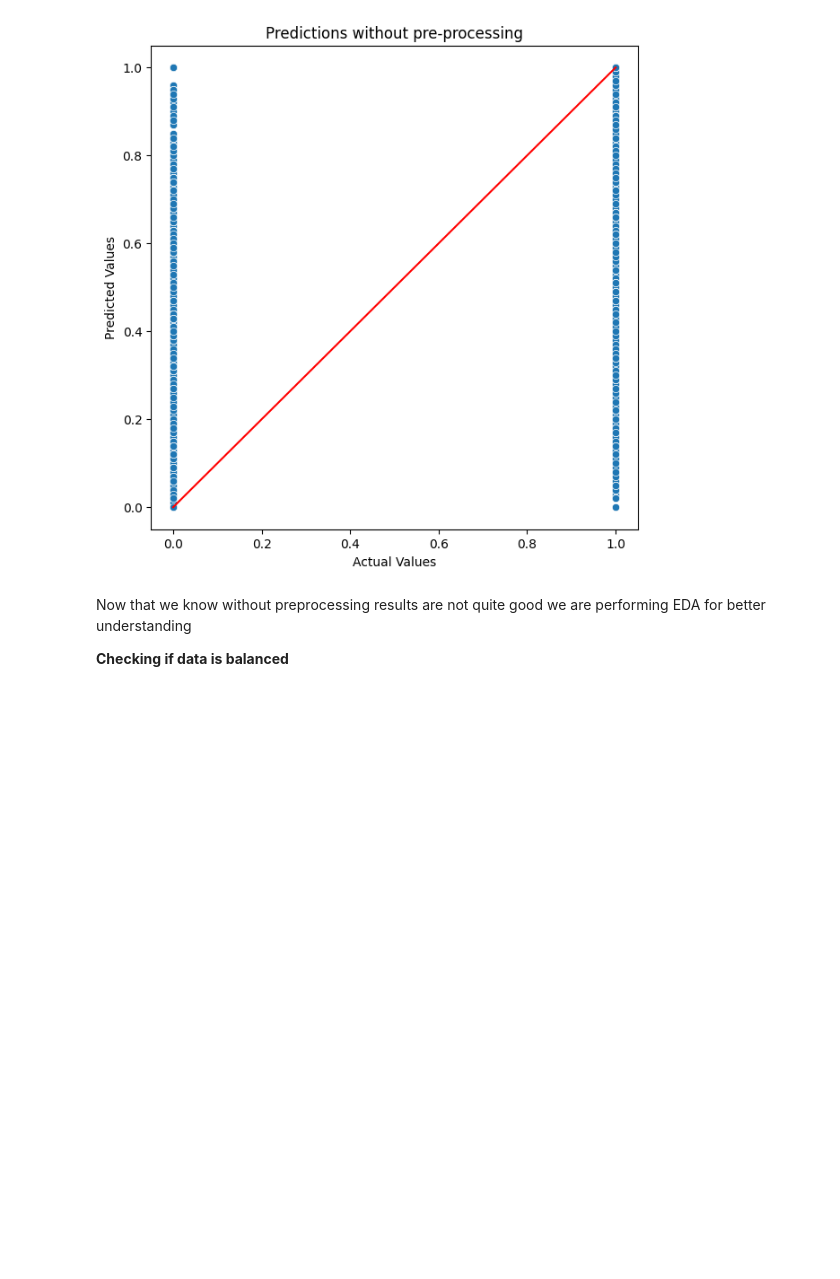
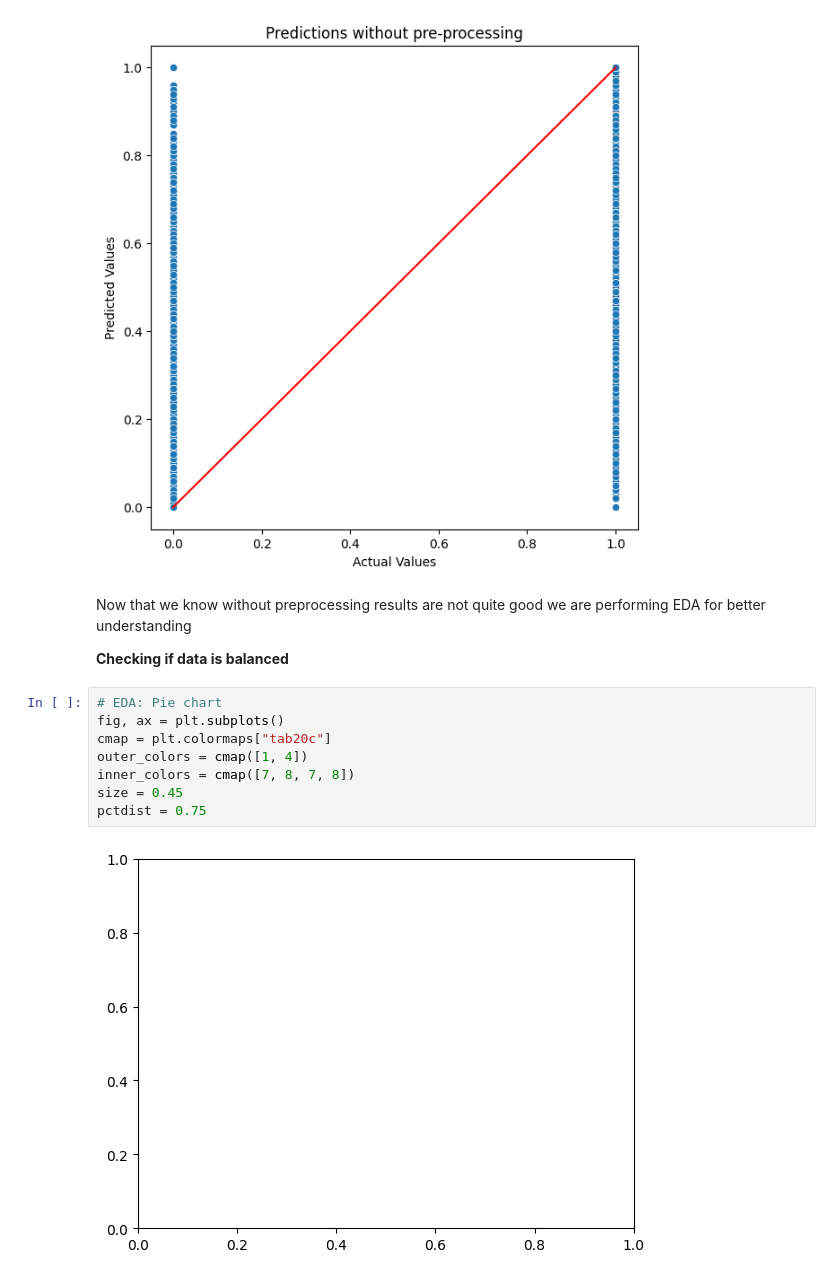
Before and after one commit to 7PAM2015-0509-23-Group7/Kaggle-Challenge, a Jupyter notebook: Kaggle_Challenge_notebook.ipynb, the cells around one changed output. Cells and saved outputs as stored; diff of their text form; blank space fills up the shorter version.

```diff
--- a/Kaggle_Challenge_notebook.ipynb
+++ b/Kaggle_Challenge_notebook.ipynb
@@ -176,3 +176,13 @@ plt.show()
 Now that we know without preprocessing results are not quite good we are performing EDA for better understanding
 
 **Checking if data is balanced**
+# %%
+# EDA: Pie chart
+fig, ax = plt.subplots()
+cmap = plt.colormaps["tab20c"]
+outer_colors = cmap([1, 4])
+inner_colors = cmap([7, 8, 7, 8])
+size = 0.45
+pctdist = 0.75
+# %% [output]
+[figure, added]
```
